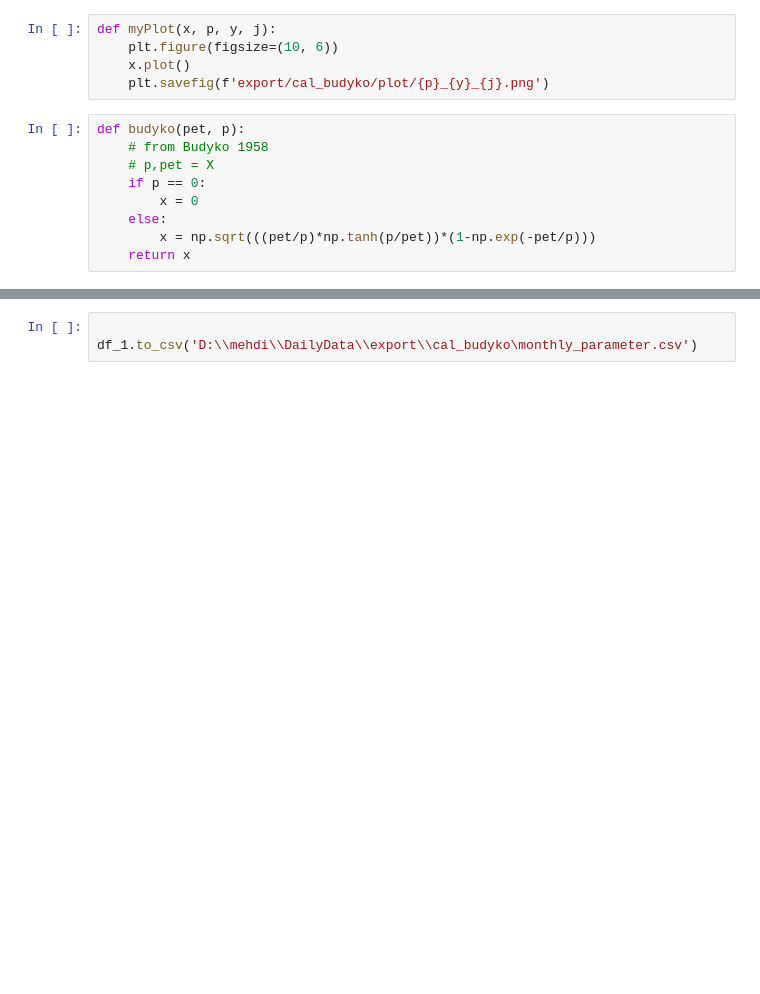
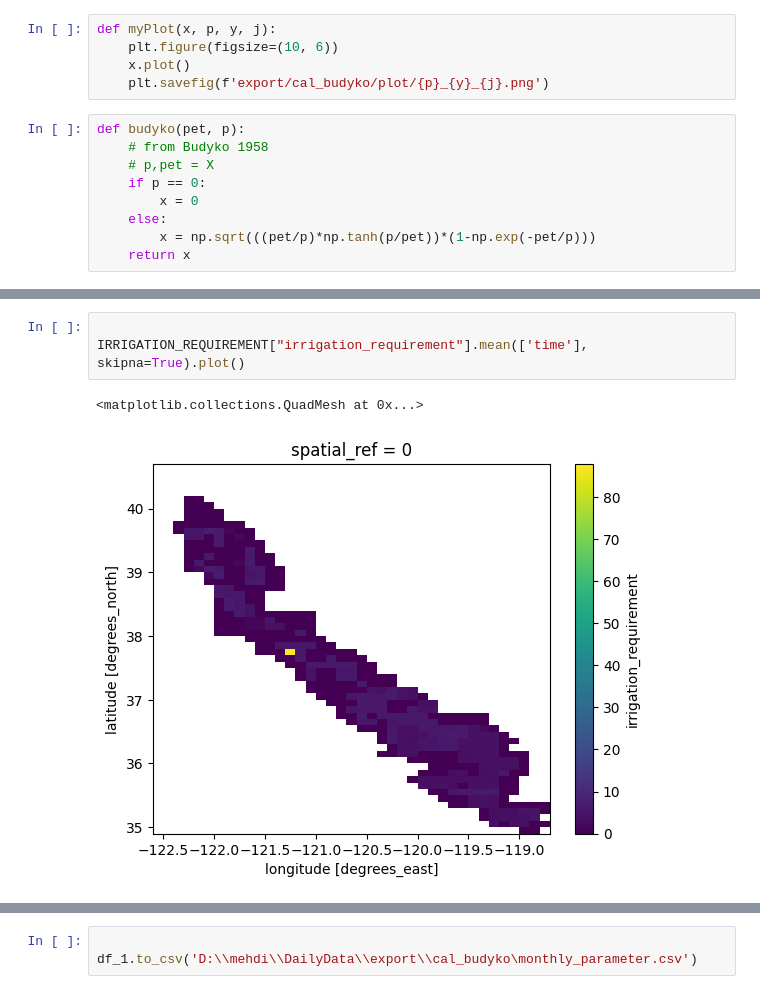
Before and after one commit to mahdi98mnm/wb_weri, a Jupyter notebook: readData.ipynb, the cells around one changed output, grey strips where cells are left out. Saved outputs shown, nothing was run; the diff lists cells and outputs as text; blank space fills up the shorter version.

```diff
--- a/readData.ipynb
+++ b/readData.ipynb
@@ -831,3 +836,9 @@ array([[[       nan,        nan,        nan, ...,        nan,
+# %%
+
+IRRIGATION_REQUIREMENT["irrigation_requirement"].mean(['time'], skipna=True).plot()
+# %% [output]
+<matplotlib.collections.QuadMesh at 0x...>
+[figure, added]
 # %%
 
 ET["et_hargreaves_samani"].mean(['time','lat', "lon"], skipna=True)
```
Also changed, not shown: parts of 18 cells of this notebook.
